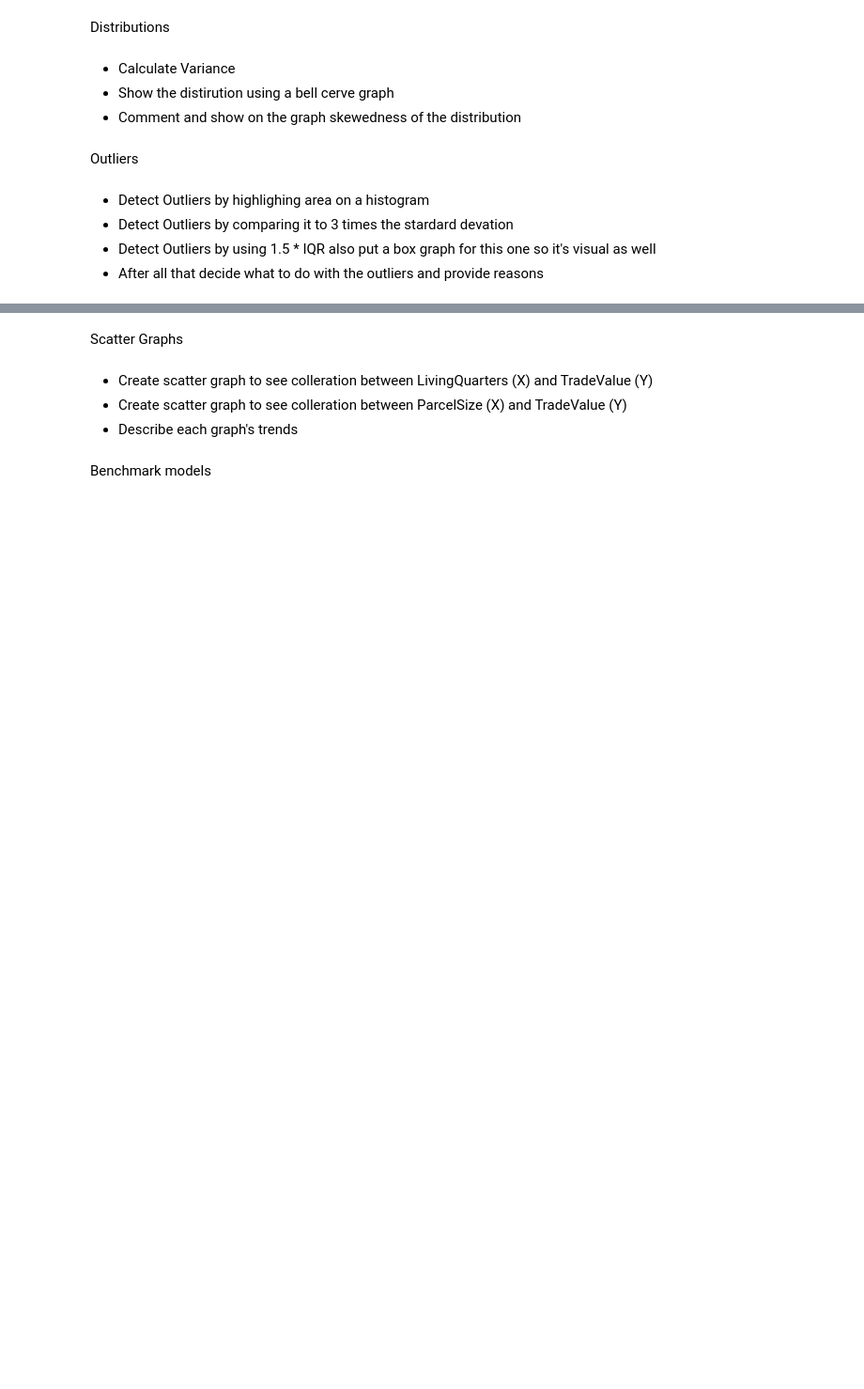
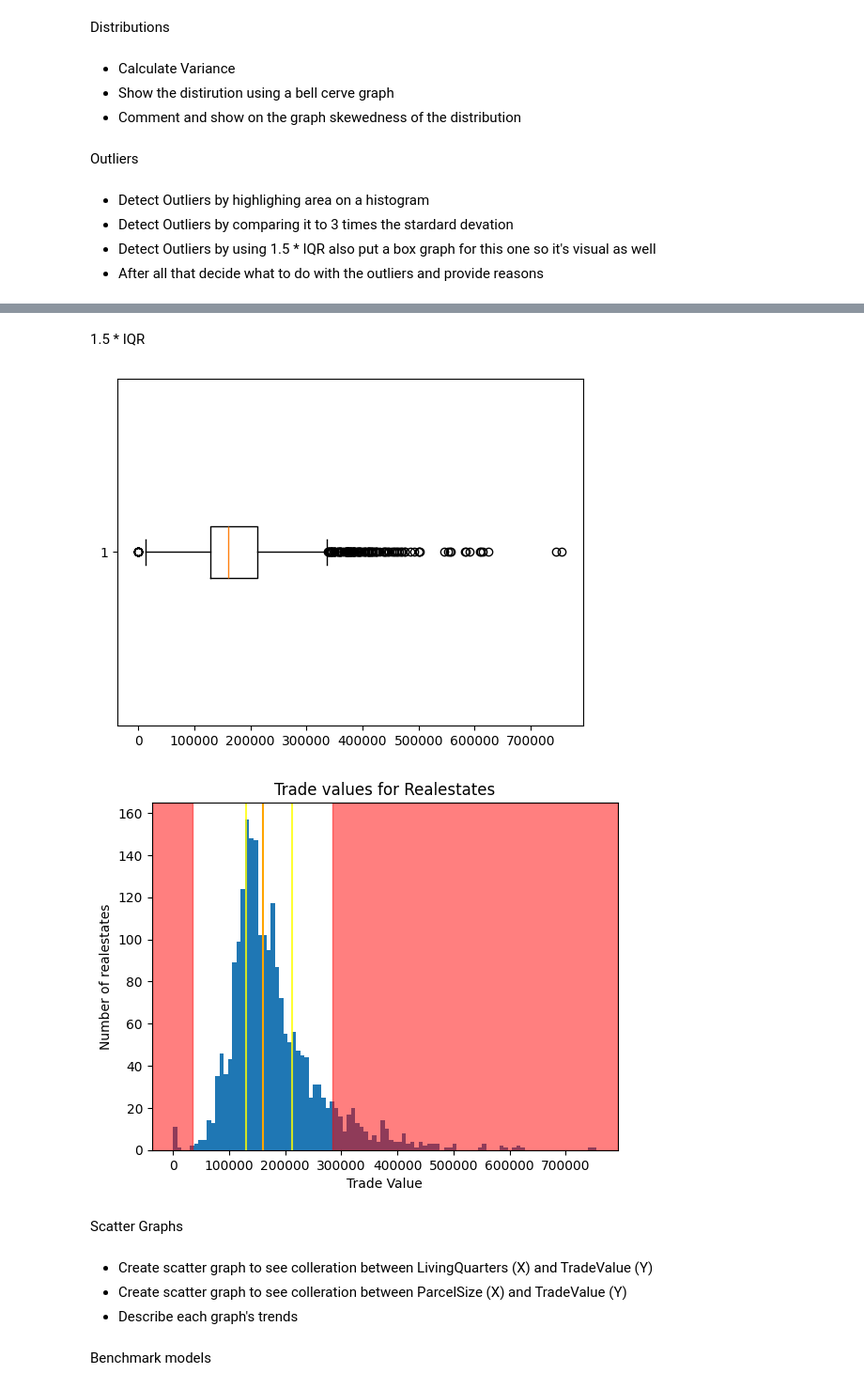
Before and after one commit to rayansamman/Slavic-Sultanate, a Jupyter notebook: src/first-iteration.ipynb, the cells around one changed output, grey strips where cells are left out. Shown: that part at 94% size. Saved outputs shown, nothing was run; the diff lists cells and outputs as text; code cells hidden in the pictures; blank space fills up the shorter version.

```diff
--- a/src/first-iteration.ipynb
+++ b/src/first-iteration.ipynb
@@ -115,3 +156,36 @@ Outliers
+# %% [markdown]
+1.5 * IQR
+# %%
+
+Q1 = df['TradeValue'].quantile(0.25)
+Q3 = df['TradeValue'].quantile(0.75)
+median = df['TradeValue'].quantile(0.5)
+IQR = Q3 - Q1
+
+plt.boxplot(df['TradeValue'],orientation='horizontal')
+plt.show()
+
+
+plt.hist(df['TradeValue'],100)
+plt.title("Trade values for Realestates")
+plt.xlabel("Trade Value")
+plt.ylabel("Number of realestates")
+
+xmin , xmax =  plt.xlim()
+# Highlight the median with a line
+plt.axvline(median , color='orange', alpha=1)
+plt.axvline(Q1, color='yellow', alpha=0.8)
+plt.axvline(Q3, color='yellow', alpha=0.8)
+
+# Hightlight the outliners using spotted values
+plt.axvspan(median+(IQR*1.5), xmax , color='red', alpha=0.5)
+plt.axvspan(xmin, median-(IQR*1.5), color='red', alpha=0.5)
+# Limit the graph to prevent dynamic correct of x axis
+plt.xlim(xmin,xmax)
+plt.show()
+# %% [output]
+[figure, added]
+[figure, added]
 # %% [markdown]
 Scatter Graphs
 # %% [markdown]
```
Also changed, not shown: parts of 7 cells of this notebook.
